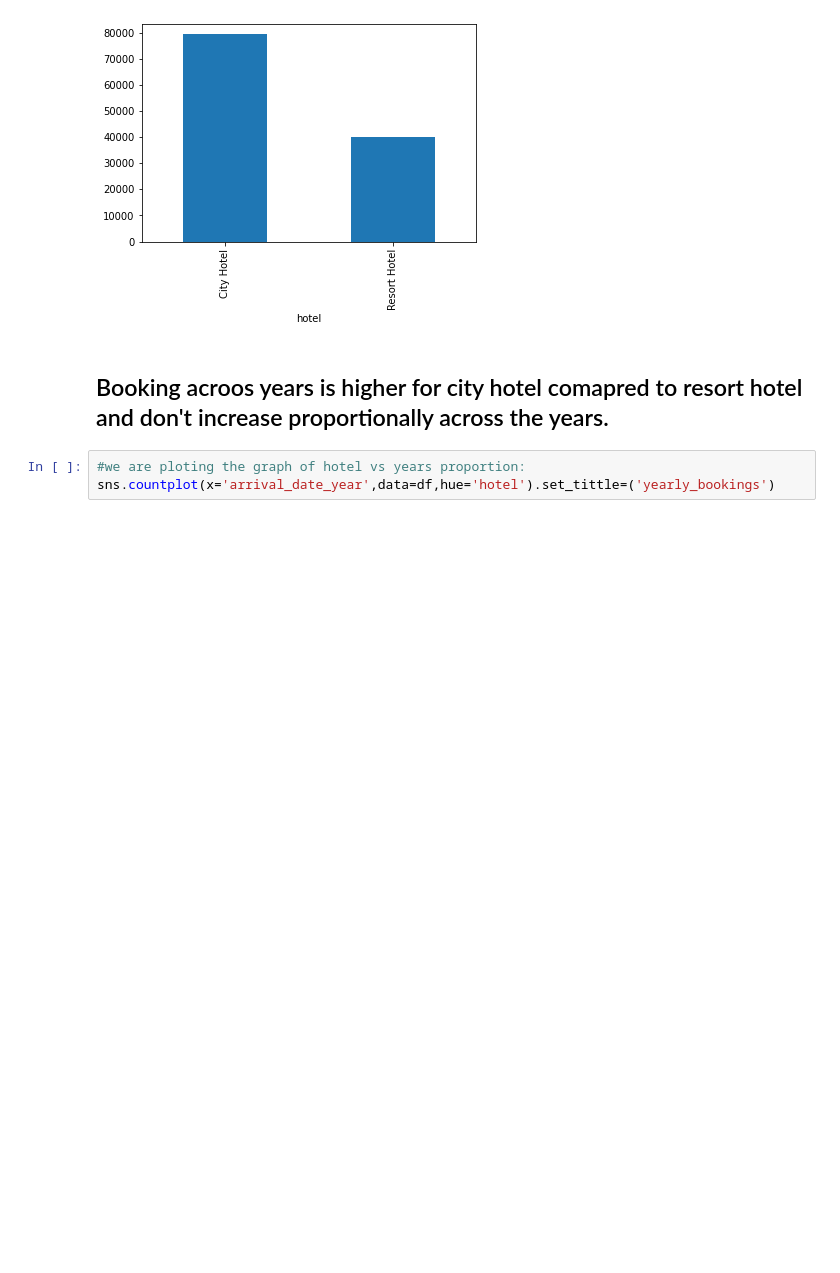
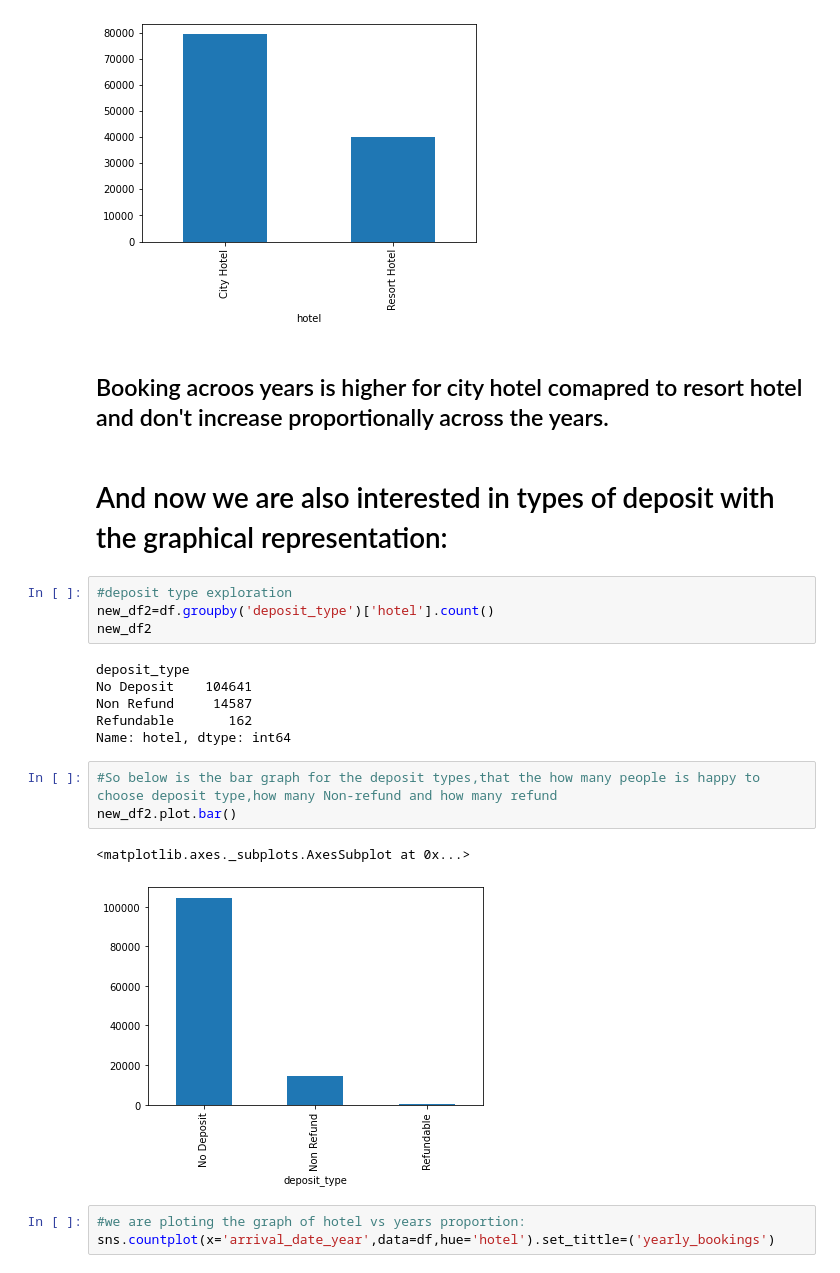
Before and after one commit to jacksparrow121/Hotel-Booking-Analysis, a Jupyter notebook: Hotel_Booking_Analysis_Capstone_Project.ipynb, the cells around one changed output. Saved outputs shown, nothing was run; the diff lists cells and outputs as text; blank space fills up the shorter version.

```diff
--- a/Hotel_Booking_Analysis_Capstone_Project.ipynb
+++ b/Hotel_Booking_Analysis_Capstone_Project.ipynb
@@ -380,6 +380,24 @@ df3.plot.bar()
 [figure]
 # %% [markdown]
 ## Booking acroos years is higher for city hotel comapred to resort hotel and don't increase proportionally across the years.
+# %% [markdown]
+# And now we are also interested in types of deposit with the graphical representation:
+# %%
+#deposit type exploration
+new_df2=df.groupby('deposit_type')['hotel'].count()
+new_df2
+# %% [output]
+deposit_type
+No Deposit    104641
+Non Refund     14587
+Refundable       162
+Name: hotel, dtype: int64
+# %%
+#So below is the bar graph for the deposit types,that the how many people is happy to choose deposit type,how many Non-refund and how many refund
+new_df2.plot.bar()
+# %% [output]
+<matplotlib.axes._subplots.AxesSubplot at 0x...>
+[figure, added]
 # %%
 #we are ploting the graph of hotel vs years proportion:
 sns.countplot(x='arrival_date_year',data=df,hue='hotel').set_tittle=('yearly_bookings')
```
